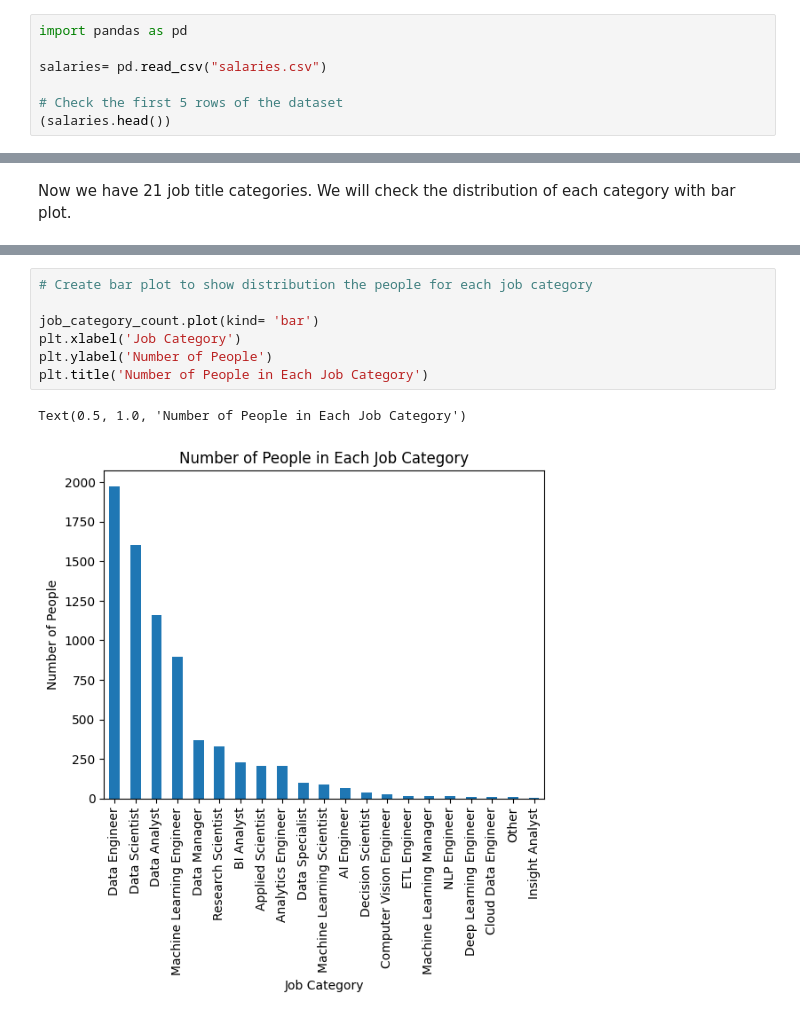
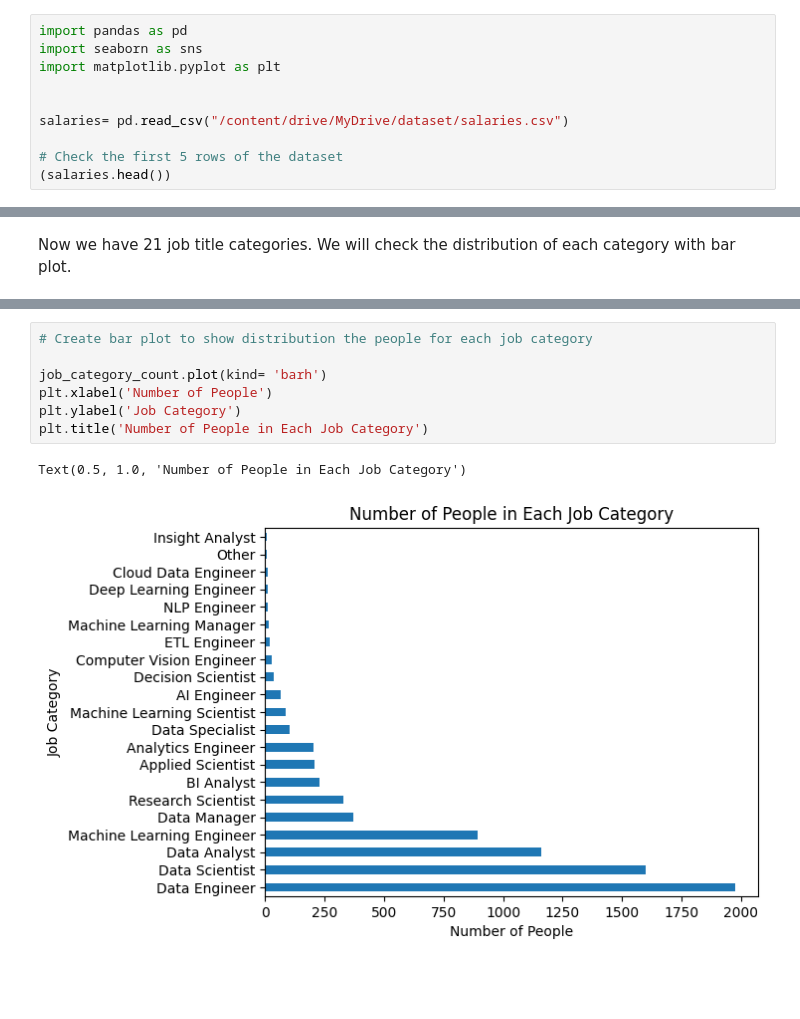
Before and after one commit to meleknurs/data_science_projects, a Jupyter notebook: group_task/salaries_ai.ipynb, the cells around one changed output, grey strips where cells are left out. Drawn from its saved outputs; the diff is of its cells as text; blank space fills up the shorter version.

```diff
--- a/group_task/salaries_ai.ipynb
+++ b/group_task/salaries_ai.ipynb
@@ -1,7 +1,10 @@
 # %%
 import pandas as pd
+import seaborn as sns
+import matplotlib.pyplot as plt
 
-salaries= pd.read_csv("salaries.csv")
+
+salaries= pd.read_csv("/content/drive/MyDrive/dataset/salaries.csv")
 
 # Check the first 5 rows of the dataset
 (salaries.head())
@@ -192,10 +186,10 @@ Name: count, dtype: int64
 # %%
 # Create bar plot to show distribution the people for each job category
 
-job_category_count.plot(kind= 'bar')
-plt.xlabel('Job Category')
-plt.ylabel('Number of People')
+job_category_count.plot(kind= 'barh')
+plt.xlabel('Number of People')
+plt.ylabel('Job Category')
 plt.title('Number of People in Each Job Category')
 # %% [output]
 Text(0.5, 1.0, 'Number of People in Each Job Category')
-[figure, old version]
+[figure, new version]
```
Also changed, not shown: parts of 18 cells of this notebook.
